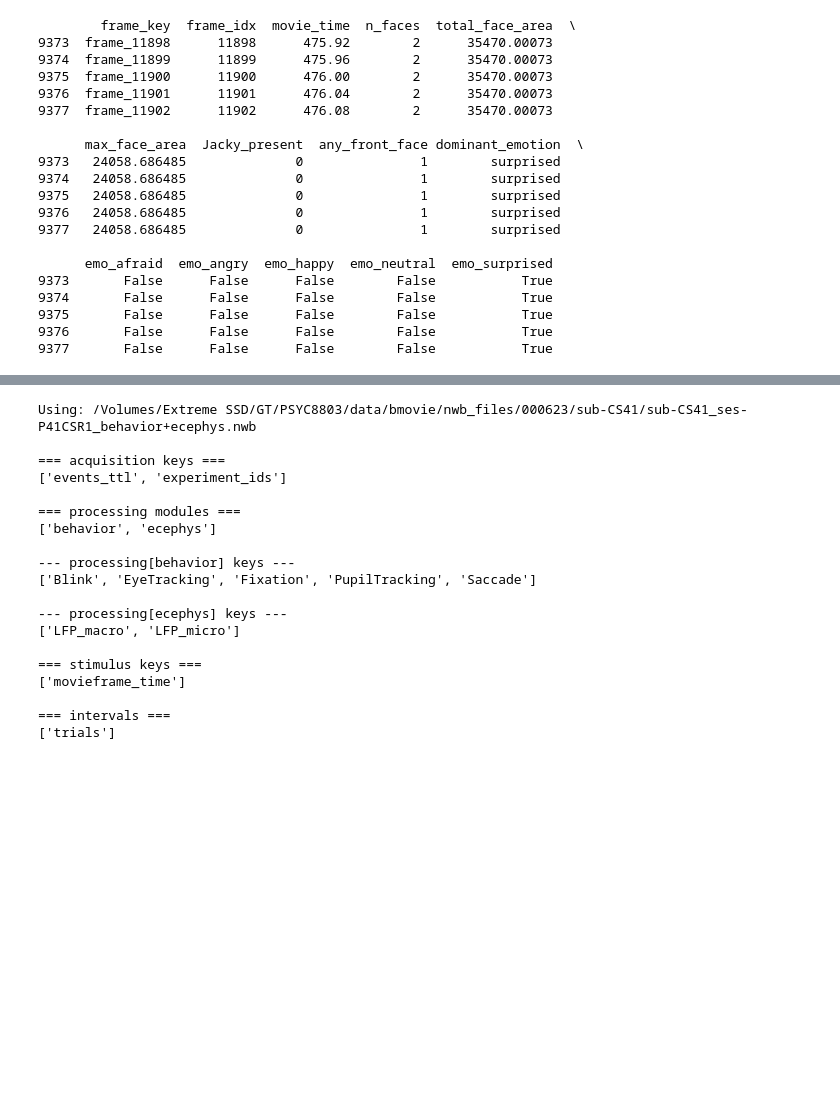
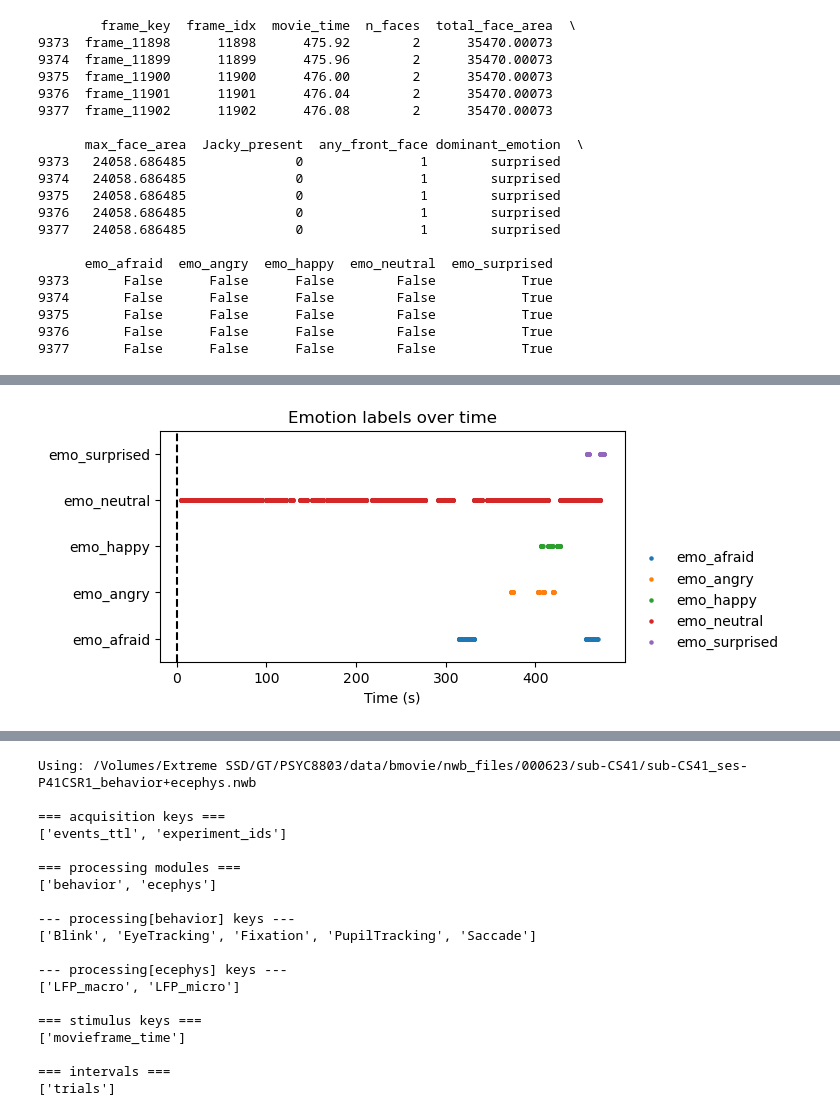
Before and after one commit to DanteLONG-NEO/CompNeuro_CDT, a Jupyter notebook: notebook/notebook.ipynb, the cells around one changed output, grey strips where cells are left out. Cells and saved outputs as stored; diff of their text form; code cells hidden in the pictures; blank space fills up the shorter version.

```diff
--- a/notebook/notebook.ipynb
+++ b/notebook/notebook.ipynb
@@ -81,0 +84,88 @@ print(df_face_note.tail())
+# %%
+import matplotlib.pyplot as plt
+
+emo_cols = [
+    "emo_afraid",
+    "emo_angry",
+    "emo_happy",
+    "emo_neutral",
+    "emo_surprised"
+]
+
+t = df_face_note["movie_time"].values
+
+# ===================================
+# face emotion label check
+# ===================================
+plt.figure(figsize=(6, 3))
+
+for i, col in enumerate(emo_cols):
+    y = df_face_note[col].astype(int) * (i + 1)
+    plt.scatter(t, y, s=5, label=col)
+
+plt.axvline(0, color="black", linestyle="--")
+plt.yticks(range(1, len(emo_cols)+1), emo_cols)
+plt.ylim(0.5, len(emo_cols)+0.5)
+plt.xlabel("Time (s)")
+plt.title("Emotion labels over time")
+plt.legend(bbox_to_anchor=(1.0,0), loc="lower left", frameon=False)
+plt.show()
+
+# ===================================
+# face emotion switching
+# ===================================
+is_non_neutral = ~df_face_note["emo_neutral"]
+
+plt.figure(figsize=(6, 3))
+plt.plot(t, is_non_neutral.astype(int), linewidth=1)
+
+plt.xlabel("Time (s)")
+plt.ylabel("Non-neutral (1)")
+plt.title("Neutral vs Non-neutral switching")
+plt.ylim(-0.1, 1.1)
+plt.show()
+
+# ===================================
+# distribution check
+# ===================================
+labels = df_face_note["dominant_emotion"].values
+
+segments = []
+start = 0
+
+for i in range(1, len(labels)):
+    if labels[i] != labels[i-1]:
+        segments.append((labels[i-1], start, i-1))
+        start = i
+
+segments.append((labels[-1], start, len(labels)-1))
+
+lengths = [end - start + 1 for (_, start, end) in segments]
+
+plt.figure(figsize=(6, 3))
+plt.hist(lengths, bins=50)
+plt.xlabel("Segment length (frames)")
+plt.ylabel("Count")
+plt.title("Distribution of label segment length")
+plt.show()
+
+print("median:", np.median(lengths))
+print("short (<5 frames):", np.mean(np.array(lengths) < 5))
+
+# ===================================
+# screen check
+# ===================================
+
+lengths = np.array(lengths)
+
+thresholds = np.arange(1, 30)
+proportion = [(lengths >= th).mean() for th in thresholds]
+
+plt.figure(figsize=(6, 3))
+plt.plot(thresholds, proportion)
+plt.xlabel("Min segment length (frames)")
+plt.ylabel("Proportion kept")
+plt.title("Data retained vs segment length threshold")
+plt.show()
+# %% [output]
+[figure, added]
```
Also changed, not shown: parts of 14 cells of this notebook, 1 other file.
